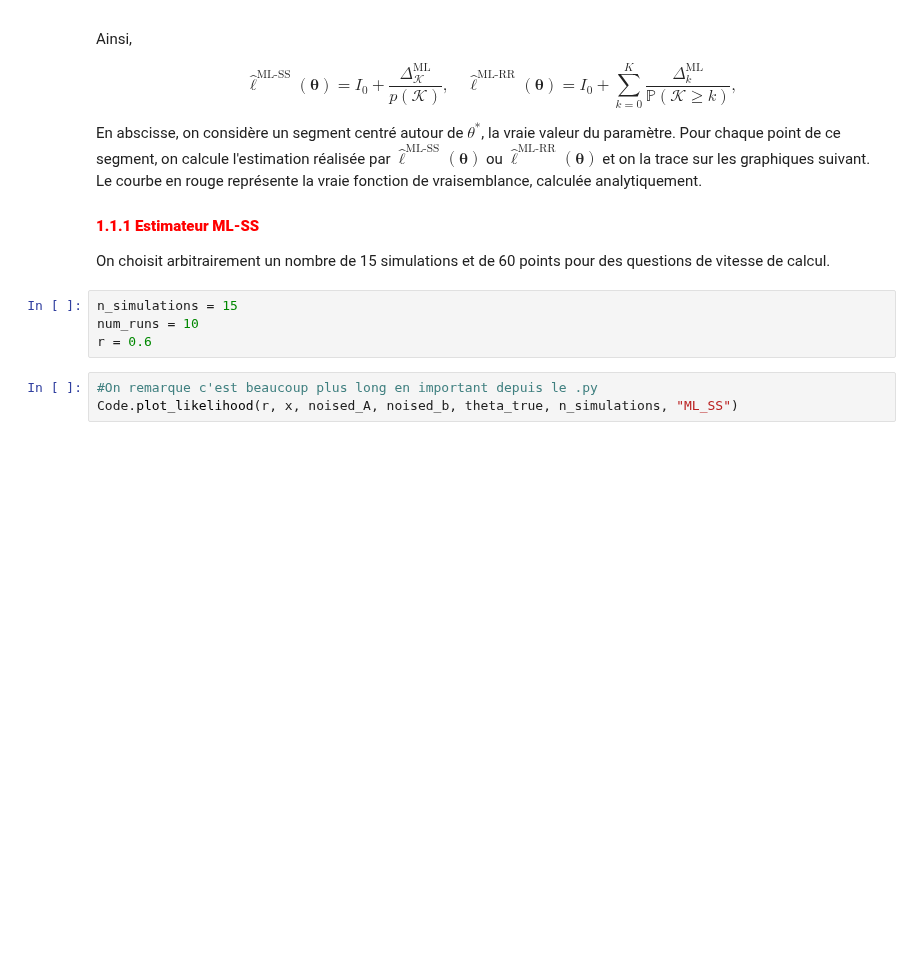
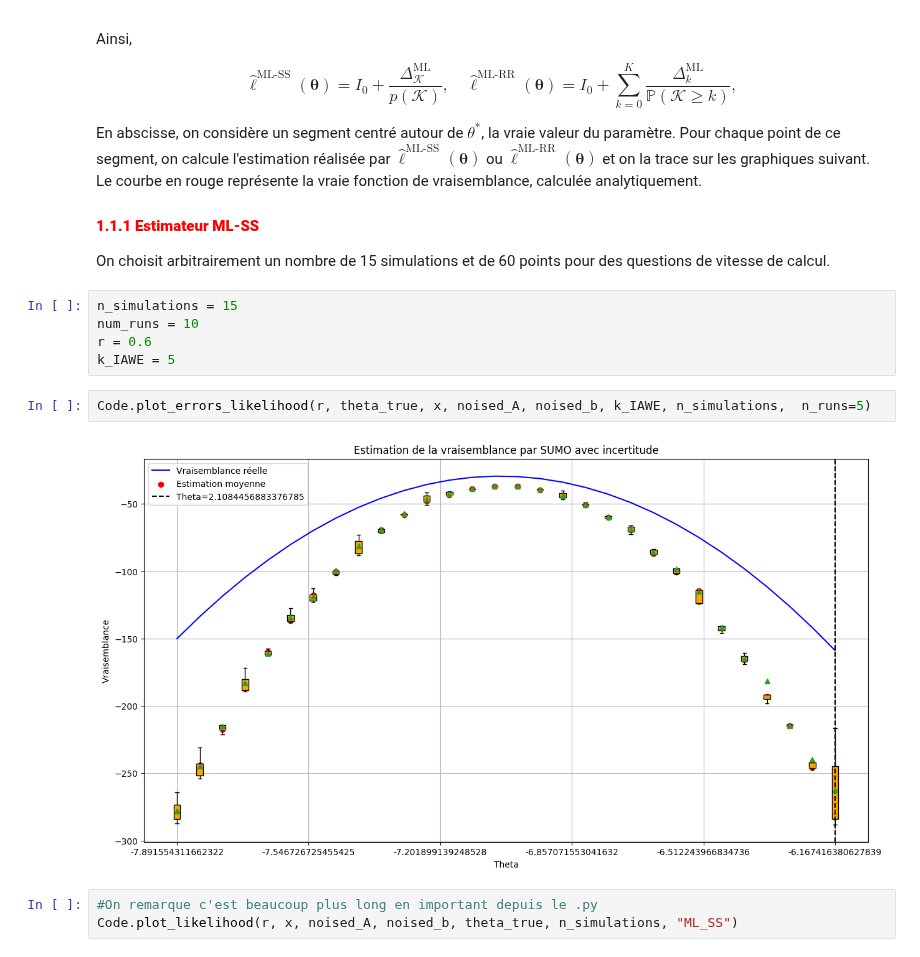
Before and after one commit to NailKhelifa/MLMC_Unibaised_Gradient_Estimation_for_Deep_LVM, a Jupyter notebook: Test_code.ipynb, the cells around one changed output. Drawn from its saved outputs; the diff is of its cells as text; blank space fills up the shorter version.

Commit message:
plot_errors_likelihood finie

```diff
--- a/Test_code.ipynb
+++ b/Test_code.ipynb
@@ -190,6 +190,11 @@ On choisit arbitrairement un nombre de 15 simulations et de 60 points pour des q
 n_simulations = 15
 num_runs = 10
 r = 0.6
+k_IAWE = 5
+# %%
+Code.plot_errors_likelihood(r, theta_true, x, noised_A, noised_b, k_IAWE, n_simulations,  n_runs=5)
+# %% [output]
+[figure, added]
 # %%
 #On remarque c'est beaucoup plus long en important depuis le .py
 Code.plot_likelihood(r, x, noised_A, noised_b, theta_true, n_simulations, "ML_SS")
```
Also changed, not shown: parts of 3 cells of this notebook, 1 other file.
